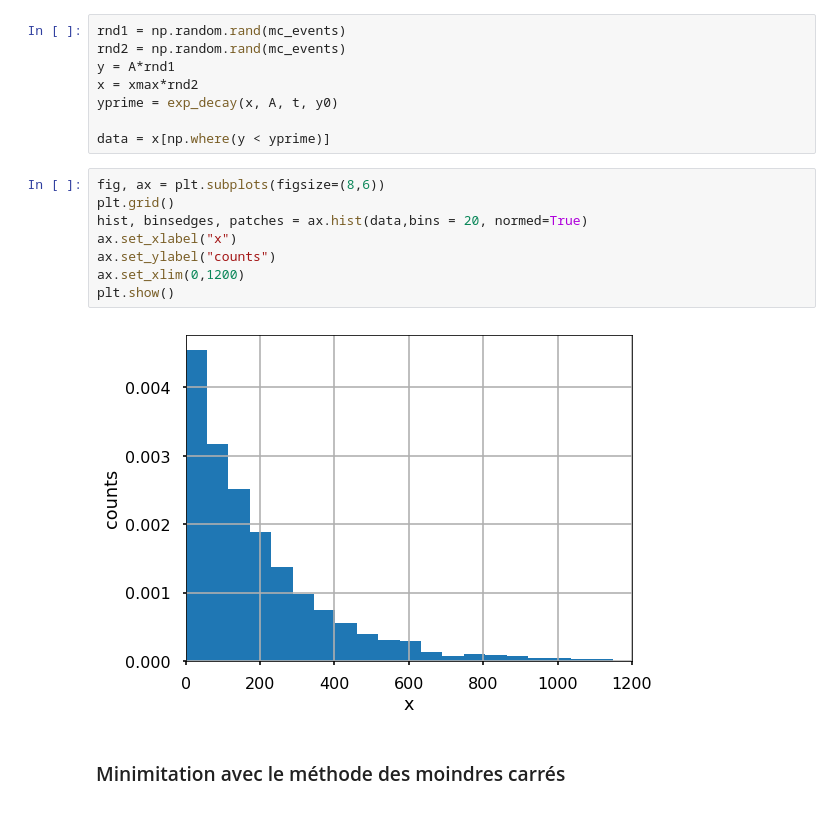
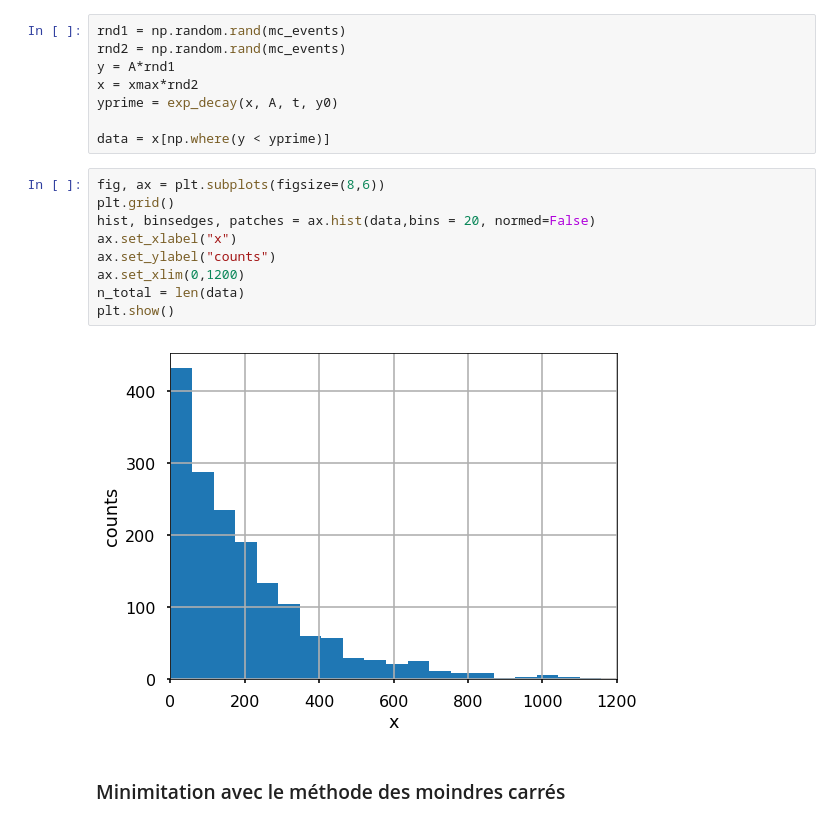
Before and after one commit to zemrude/PHYS-F-311, a Jupyter notebook: Fitting-Methods.ipynb, the cells around one changed output. Drawn from its saved outputs; the diff is of its cells as text.

```diff
--- a/Fitting-Methods.ipynb
+++ b/Fitting-Methods.ipynb
@@ -37,13 +37,14 @@ data = x[np.where(y < yprime)]
 # %%
 fig, ax = plt.subplots(figsize=(8,6))
 plt.grid()
-hist, binsedges, patches = ax.hist(data,bins = 20, normed=True)
+hist, binsedges, patches = ax.hist(data,bins = 20, normed=False)
 ax.set_xlabel("x")
 ax.set_ylabel("counts")
 ax.set_xlim(0,1200)
+n_total = len(data)
 plt.show()
 # %% [output]
-[figure, old version]
+[figure, new version]
 # %% [markdown]
 ### Minimitation avec le méthode des moindres carrés
 # %% [markdown]
```
Also changed, not shown: parts of 8 cells of this notebook.
